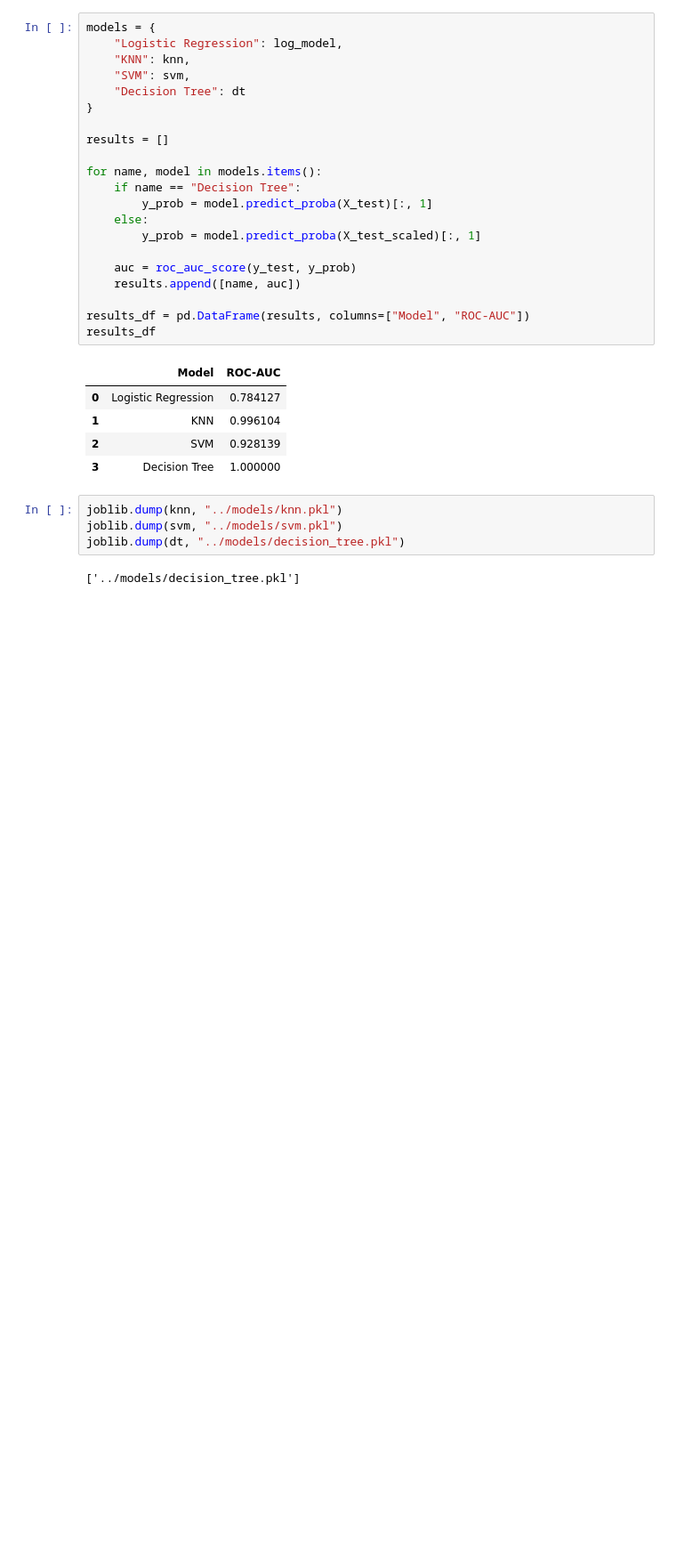
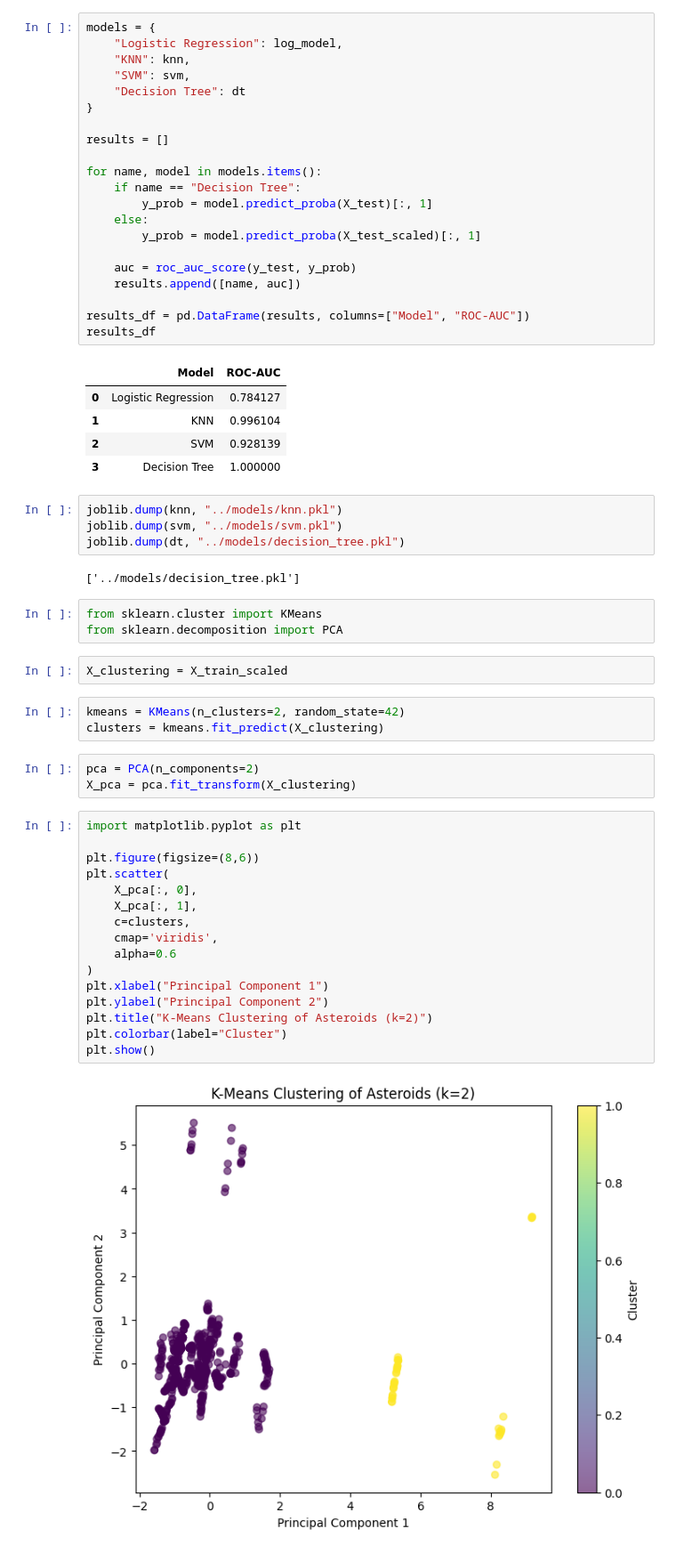
Before and after one commit to Snehil7903/asteroid-hazard-prediction, a Jupyter notebook: notebooks/02_classification.ipynb, the cells around one changed output. Shown at 89% size. Saved outputs shown, nothing was run; the diff lists cells and outputs as text; blank space fills up the shorter version.

```diff
--- a/notebooks/02_classification.ipynb
+++ b/notebooks/02_classification.ipynb
@@ -177,3 +177,32 @@ joblib.dump(svm, "../models/svm.pkl")
 joblib.dump(dt, "../models/decision_tree.pkl")
 # %% [output]
 ['../models/decision_tree.pkl']
+# %%
+from sklearn.cluster import KMeans
+from sklearn.decomposition import PCA
+# %%
+X_clustering = X_train_scaled
+# %%
+kmeans = KMeans(n_clusters=2, random_state=42)
+clusters = kmeans.fit_predict(X_clustering)
+# %%
+pca = PCA(n_components=2)
+X_pca = pca.fit_transform(X_clustering)
+# %%
+import matplotlib.pyplot as plt
+
+plt.figure(figsize=(8,6))
+plt.scatter(
+    X_pca[:, 0],
+    X_pca[:, 1],
+    c=clusters,
+    cmap='viridis',
+    alpha=0.6
+)
+plt.xlabel("Principal Component 1")
+plt.ylabel("Principal Component 2")
+plt.title("K-Means Clustering of Asteroids (k=2)")
+plt.colorbar(label="Cluster")
+plt.show()
+# %% [output]
+[figure, added]
```
Also changed, not shown: parts of 3 cells of this notebook, 2 other files.
